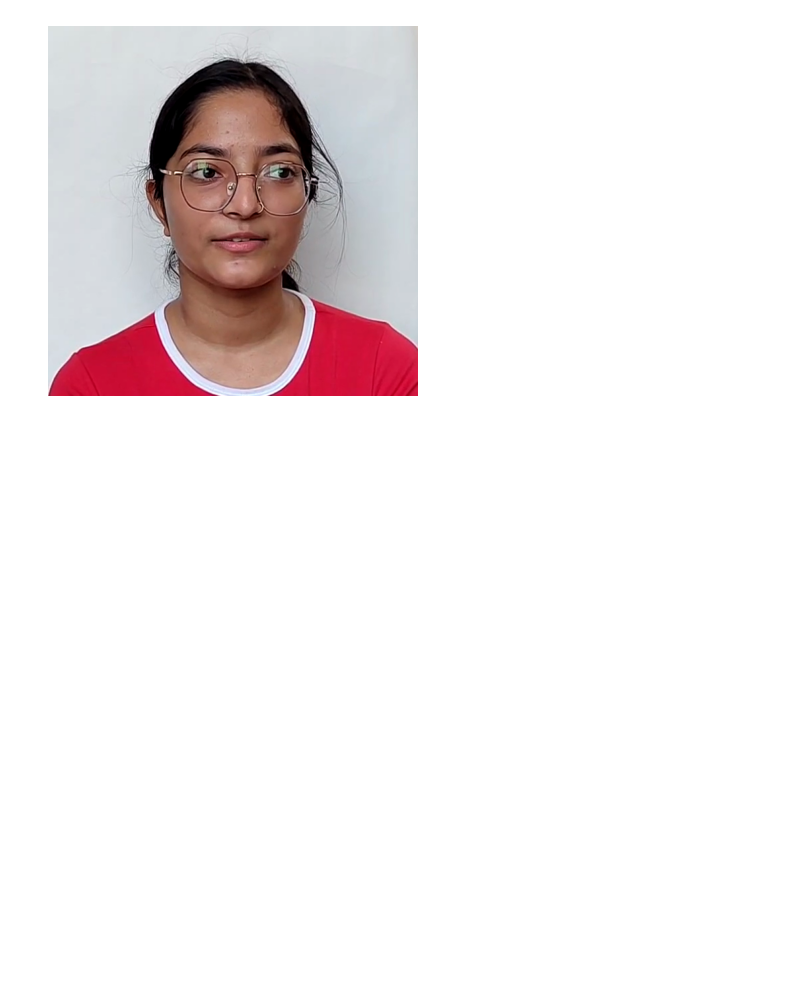
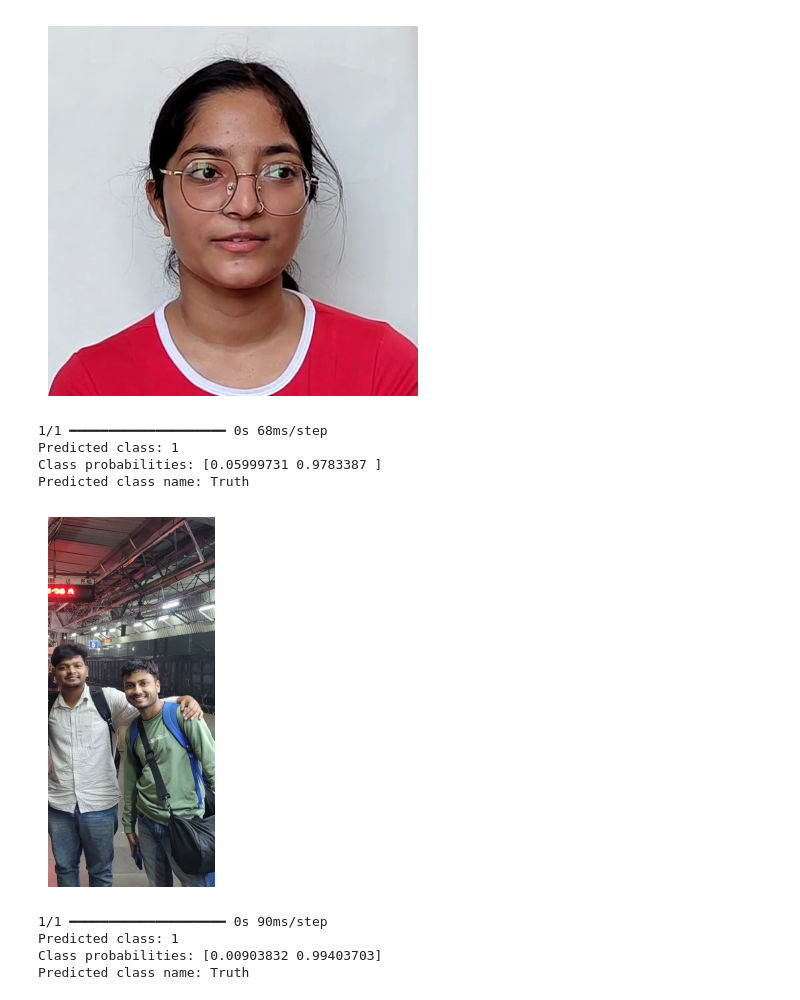
Before and after one commit to sandeep350/Truth_Lie_Final_Project, a Jupyter notebook: main.ipynb, the cells around one changed output. Saved outputs shown, nothing was run; the diff lists cells and outputs as text; code cells hidden in the pictures; blank space fills up the shorter version.

Commit message:
"improved the accuracy and added new images"

```diff
--- a/main.ipynb
+++ b/main.ipynb
@@ -795,3 +720,60 @@ plt.axis('off')  # Hide axes
 plt.show()
 # %% [output]
 [figure]
+# %%
+# TEST PREDICTION
+
+# Load the image
+img = load_img('Pankaj.jpg', target_size=(64, 64))
+img_array = img_to_array(img)
+img_array = np.expand_dims(img_array, axis=0)  # Add batch dimension
+
+# Make predictions
+predictions = load_model.predict(img_array)
+
+# Process predictions
+predicted_class = np.argmax(predictions[0])
+print(f"Predicted class: {predicted_class}")
+print(f"Class probabilities: {predictions[0]}")
+
+predicted_class_name = class_dict.get(predicted_class, "Unknown")
+print(f"Predicted class name: {predicted_class_name}")
+# %% [output]
+1/1 ━━━━━━━━━━━━━━━━━━━━ 0s 68ms/step
+Predicted class: 1
+Class probabilities: [0.05999731 0.9783387 ]
+Predicted class name: Truth
+# %%
+import matplotlib.pyplot as plt
+import matplotlib.image as mpimg
+
+# Read and display image
+img = mpimg.imread('Pankaj.jpg')
+plt.imshow(img)
+plt.axis('off')  # Hide axes
+plt.show()
+# %% [output]
+[figure, added]
+# %%
+# TEST PREDICTION
+
+# Load the image
+img = load_img('P_Pic.jpg', target_size=(64, 64))
+img_array = img_to_array(img)
+img_array = np.expand_dims(img_array, axis=0)  # Add batch dimension
+
+# Make predictions
+predictions = load_model.predict(img_array)
+
+# Process predictions
+predicted_class = np.argmax(predictions[0])
+print(f"Predicted class: {predicted_class}")
+print(f"Class probabilities: {predictions[0]}")
+
+predicted_class_name = class_dict.get(predicted_class, "Unknown")
+print(f"Predicted class name: {predicted_class_name}")
+# %% [output]
+1/1 ━━━━━━━━━━━━━━━━━━━━ 0s 90ms/step
+Predicted class: 1
+Class probabilities: [0.00903832 0.99403703]
+Predicted class name: Truth
```
Also changed, not shown: parts of 15 cells of this notebook, 6 other files.
